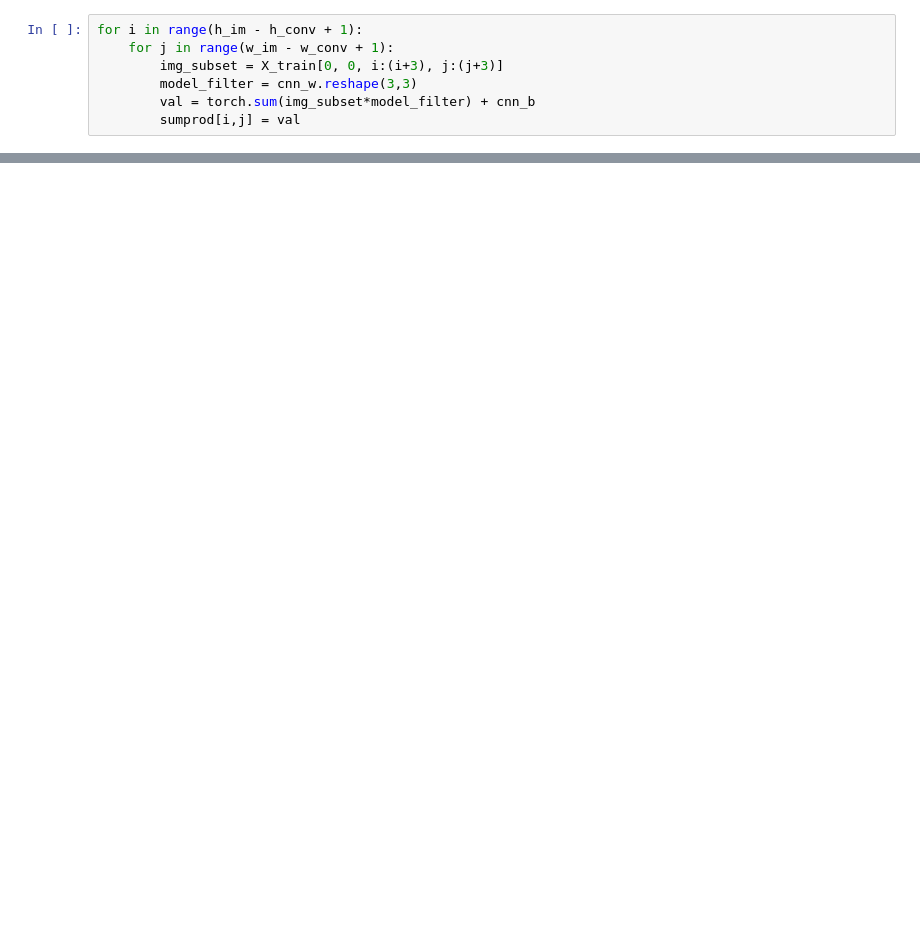
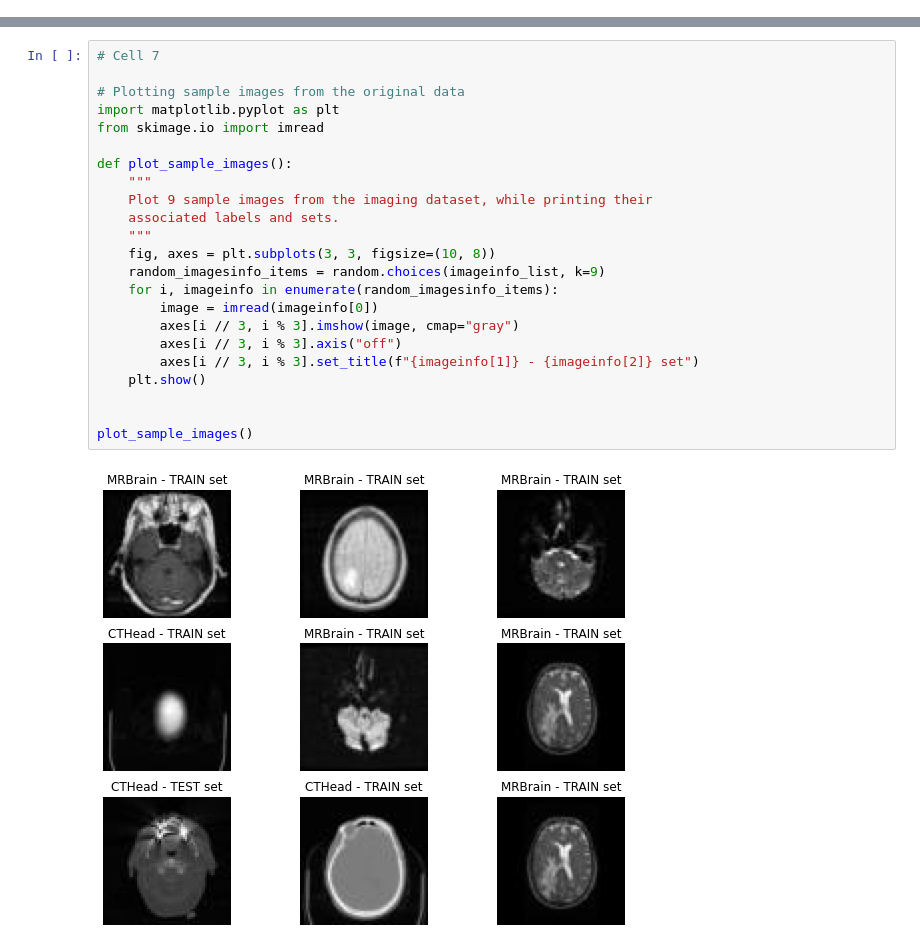
Before and after one commit to RSNA/AI-Deep-Learning-Lab-2019, a Jupyter notebook: Basic_CNN.ipynb, the cells around one changed output, grey strips where cells are left out. Saved outputs shown, nothing was run; the diff lists cells and outputs as text; blank space fills up the shorter version.

```diff
--- a/Basic_CNN.ipynb
+++ b/Basic_CNN.ipynb
@@ -95,7 +2,0 @@ sumprod = torch.zeros((h_im - h_conv + 1, w_im - w_conv + 1))
-# %%
-for i in range(h_im - h_conv + 1):
-    for j in range(w_im - w_conv + 1):
-        img_subset = X_train[0, 0, i:(i+3), j:(j+3)]
-        model_filter = cnn_w.reshape(3,3)
-        val = torch.sum(img_subset*model_filter) + cnn_b
-        sumprod[i,j] = val
@@ -115,0 +151,25 @@ tensor([[0.0042]])
+# %%
+# Cell 7
+
+# Plotting sample images from the original data
+import matplotlib.pyplot as plt
+from skimage.io import imread
+
+def plot_sample_images():
+    """
+    Plot 9 sample images from the imaging dataset, while printing their
+    associated labels and sets.
+    """
+    fig, axes = plt.subplots(3, 3, figsize=(10, 8))
+    random_imagesinfo_items = random.choices(imageinfo_list, k=9)
+    for i, imageinfo in enumerate(random_imagesinfo_items):
+        image = imread(imageinfo[0])
+        axes[i // 3, i % 3].imshow(image, cmap="gray")
+        axes[i // 3, i % 3].axis("off")
+        axes[i // 3, i % 3].set_title(f"{imageinfo[1]} - {imageinfo[2]} set")
+    plt.show()
+
+
+plot_sample_images()
+# %% [output]
+[figure, added]
```
Also changed, not shown: parts of 60 cells of this notebook.
